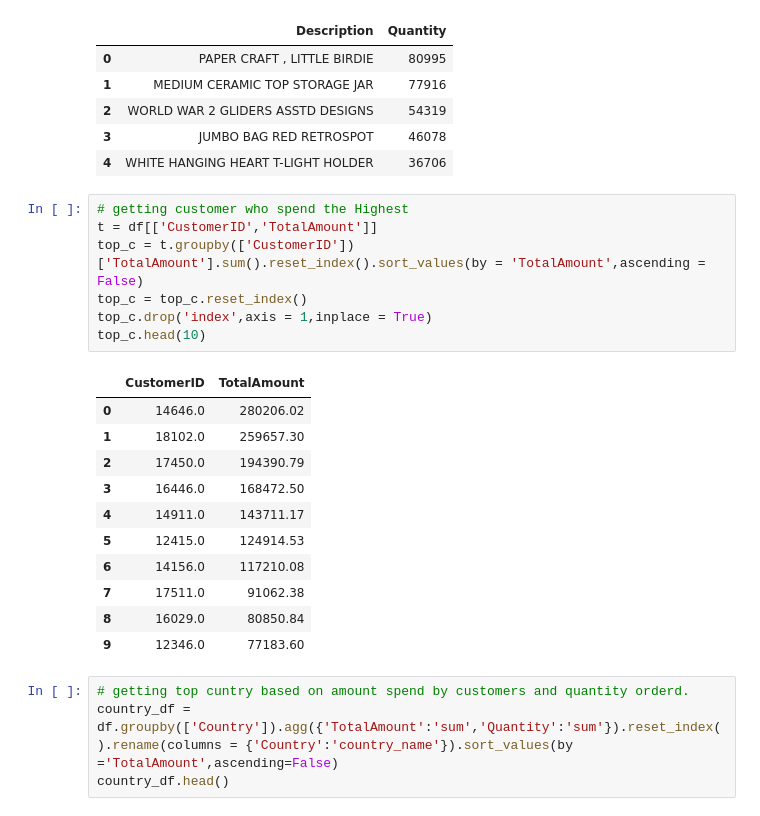
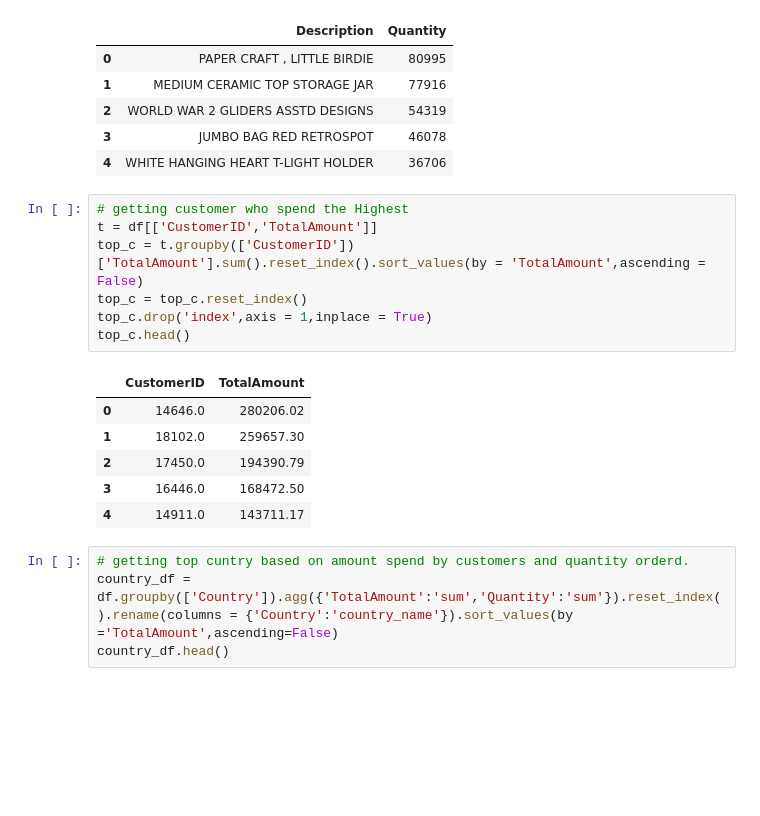
Before and after one commit to AmanSharmas/Online_Retail_Customer_Segmentation, a Jupyter notebook: Online_Retail_Customer_Segmentation.ipynb, the cells around one changed output. Cells and saved outputs as stored; diff of their text form; blank space fills up the shorter version.

```diff
--- a/Online_Retail_Customer_Segmentation.ipynb
+++ b/Online_Retail_Customer_Segmentation.ipynb
@@ -381,22 +411,17 @@ item_q.head()
 # %%
 # getting customer who spend the Highest
 t = df[['CustomerID','TotalAmount']]
 top_c = t.groupby(['CustomerID'])['TotalAmount'].sum().reset_index().sort_values(by = 'TotalAmount',ascending = False)
 top_c = top_c.reset_index()
 top_c.drop('index',axis = 1,inplace = True)
-top_c.head(10)
+top_c.head()
 # %% [output]
 |  | CustomerID | TotalAmount |
 | 0 | 14646.0 | 280206.02 |
 | 1 | 18102.0 | 259657.30 |
 | 2 | 17450.0 | 194390.79 |
 | 3 | 16446.0 | 168472.50 |
 | 4 | 14911.0 | 143711.17 |
-| 5 | 12415.0 | 124914.53 |
-| 6 | 14156.0 | 117210.08 |
-| 7 | 17511.0 | 91062.38 |
-| 8 | 16029.0 | 80850.84 |
-| 9 | 12346.0 | 77183.60 |
 # %%
 # getting top cuntry based on amount spend by customers and quantity orderd.
 country_df = df.groupby(['Country']).agg({'TotalAmount':'sum','Quantity':'sum'}).reset_index().rename(columns = {'Country':'country_name'}).sort_values(by ='TotalAmount',ascending=False)
```
Also changed, not shown: parts of 167 cells of this notebook.
